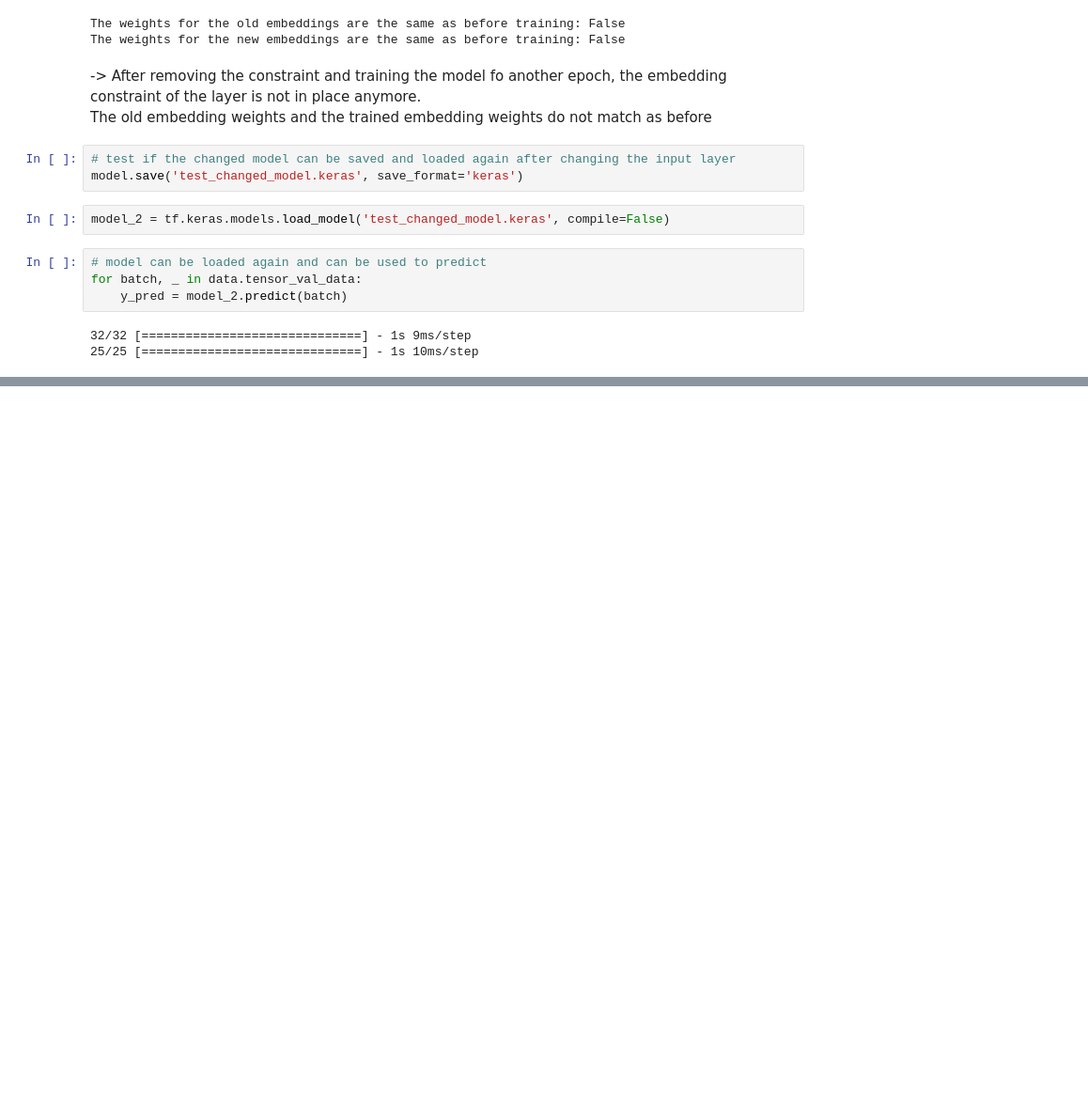
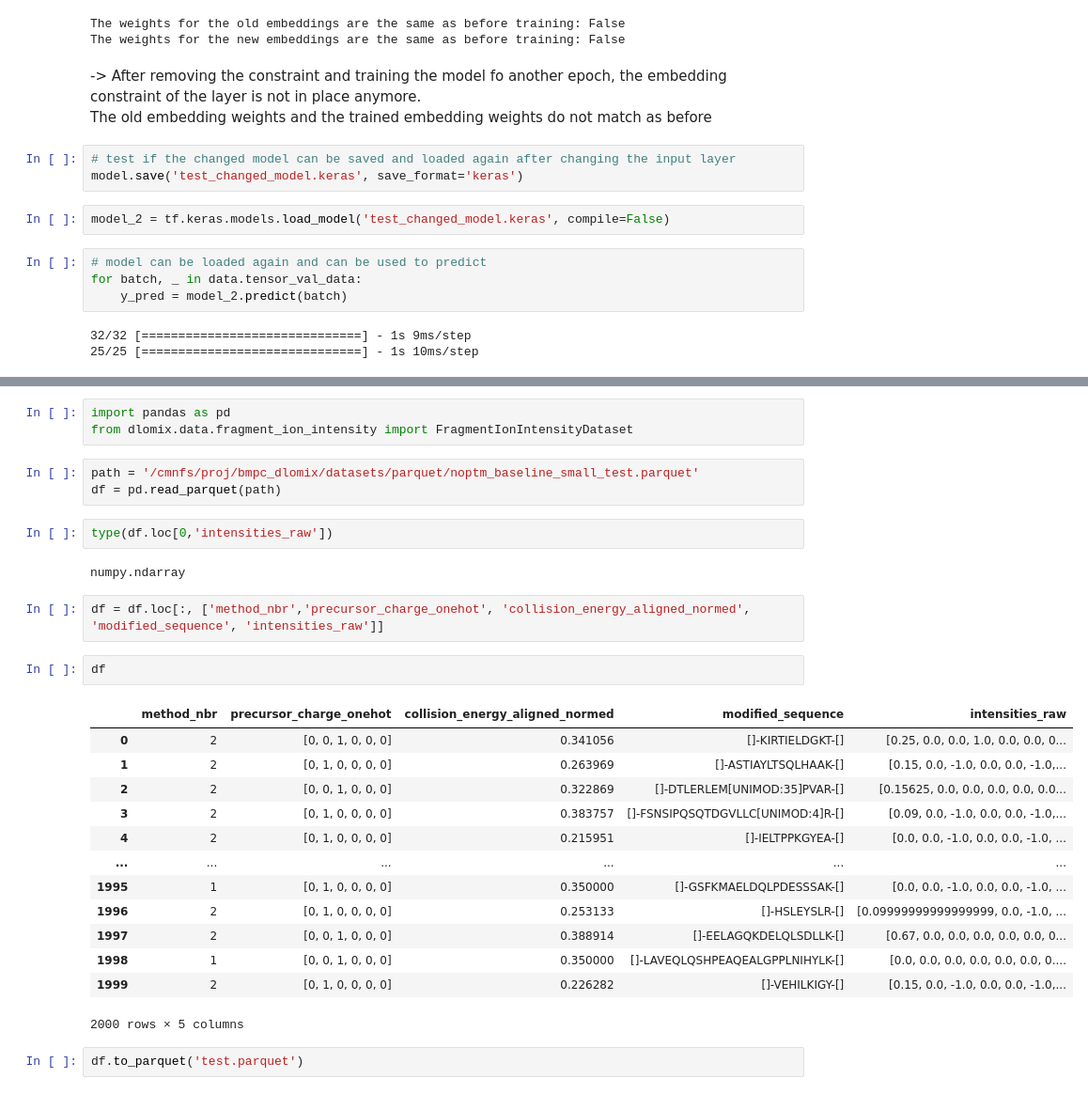
Before and after one commit to wilhelm-lab/dlomix, a Jupyter notebook: finn_notebooks/transfer_learning_embedding_layer.ipynb, the cells around one changed output, grey strips where cells are left out. Shown at 94% size. Saved outputs shown, nothing was run; the diff lists cells and outputs as text; blank space fills up the shorter version.

```diff
--- a/finn_notebooks/transfer_learning_embedding_layer.ipynb
+++ b/finn_notebooks/transfer_learning_embedding_layer.ipynb
@@ -550,0 +512,30 @@ for batch, _ in data.tensor_val_data:
+# %%
+import pandas as pd
+from dlomix.data.fragment_ion_intensity import FragmentIonIntensityDataset
+# %%
+path = '/cmnfs/proj/bmpc_dlomix/datasets/parquet/noptm_baseline_small_test.parquet'
+df = pd.read_parquet(path)
+# %%
+type(df.loc[0,'intensities_raw'])
+# %% [output]
+numpy.ndarray
+# %%
+df = df.loc[:, ['method_nbr','precursor_charge_onehot', 'collision_energy_aligned_normed', 'modified_sequence', 'intensities_raw']]
+# %%
+df
+# %% [output]
+|  | method_nbr | precursor_charge_onehot | collision_energy_aligned_normed | modified_sequence | intensities_raw |
+| 0 | 2 | [0, 0, 1, 0, 0, 0] | 0.341056 | []-KIRTIELDGKT-[] | [0.25, 0.0, 0.0, 1.0, 0.0, 0.0, 0... |
+| 1 | 2 | [0, 1, 0, 0, 0, 0] | 0.263969 | []-ASTIAYLTSQLHAAK-[] | [0.15, 0.0, -1.0, 0.0, 0.0, -1.0,... |
+| 2 | 2 | [0, 0, 1, 0, 0, 0] | 0.322869 | []-DTLERLEM[UNIMOD:35]PVAR-[] | [0.15625, 0.0, 0.0, 0.0, 0.0, 0.0... |
+| 3 | 2 | [0, 1, 0, 0, 0, 0] | 0.383757 | []-FSNSIPQSQTDGVLLC[UNIMOD:4]R-[] | [0.09, 0.0, -1.0, 0.0, 0.0, -1.0,... |
+| 4 | 2 | [0, 1, 0, 0, 0, 0] | 0.215951 | []-IELTPPKGYEA-[] | [0.0, 0.0, -1.0, 0.0, 0.0, -1.0, ... |
+| ... | ... | ... | ... | ... | ... |
+| 1995 | 1 | [0, 1, 0, 0, 0, 0] | 0.350000 | []-GSFKMAELDQLPDESSSAK-[] | [0.0, 0.0, -1.0, 0.0, 0.0, -1.0, ... |
+| 1996 | 2 | [0, 1, 0, 0, 0, 0] | 0.253133 | []-HSLEYSLR-[] | [0.09999999999999999, 0.0, -1.0, ... |
+| 1997 | 2 | [0, 0, 1, 0, 0, 0] | 0.388914 | []-EELAGQKDELQLSDLLK-[] | [0.67, 0.0, 0.0, 0.0, 0.0, 0.0, 0... |
+| 1998 | 1 | [0, 0, 1, 0, 0, 0] | 0.350000 | []-LAVEQLQSHPEAQEALGPPLNIHYLK-[] | [0.0, 0.0, 0.0, 0.0, 0.0, 0.0, 0.... |
+| 1999 | 2 | [0, 1, 0, 0, 0, 0] | 0.226282 | []-VEHILKIGY-[] | [0.15, 0.0, -1.0, 0.0, 0.0, -1.0,... |
+2000 rows × 5 columns
+# %%
+df.to_parquet('test.parquet')
```
Also changed, not shown: parts of 21 cells of this notebook, 20 other files.
